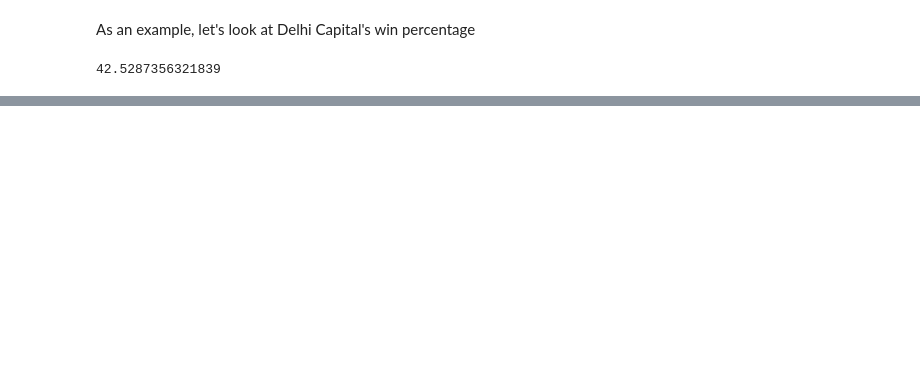
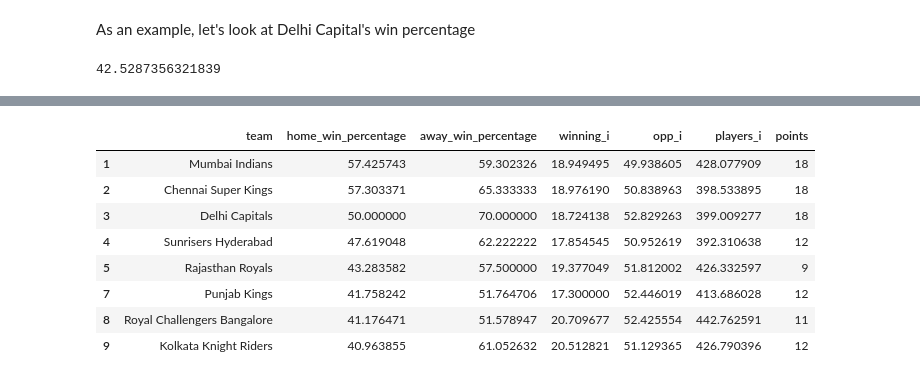
Before and after one commit to sjobalia1234/Practical-Data-Science-Tutorial, a Jupyter notebook: Practical Data Science Tutorial- Sanjana Jobalia.ipynb, the cells around one changed output, grey strips where cells are left out. Drawn from its saved outputs; the diff is of its cells as text; code cells hidden in the pictures; blank space fills up the shorter version.

```diff
--- a/Practical Data Science Tutorial- Sanjana Jobalia.ipynb
+++ b/Practical Data Science Tutorial- Sanjana Jobalia.ipynb
@@ -351,0 +482,9 @@ print(team_dict["Delhi Capitals"])
+# %%
+#Drop extinct teams
+for index, row in team_stats.iterrows():
+    if (row["team"] not in teamsList):
+        team_stats.drop(index, inplace = True)
+del team_stats["home_wins"]
+del team_stats["away_wins"]
+del team_stats["away_matches"]
+del team_stats["home_matches"]
@@ -351,0 +538,26 @@ print(team_dict["Delhi Capitals"])
+# %%
+points = {'Rajasthan Royals': 9,
+ 'Delhi Capitals': 18,
+ 'Kolkata Knight Riders': 12,
+ 'Royal Challengers Bangalore': 11,
+ 'Mumbai Indians': 18,
+ 'Sunrisers Hyderabad': 12,
+ 'Punjab Kings': 12,
+ 'Chennai Super Kings': 18}
+
+def get_points(row):
+    return points[row["team"]]
+
+team_stats["points"] = team_stats.apply (lambda row: get_points(row), axis=1)
+
+team_stats
+# %% [output]
+|  | team | home_win_percentage | away_win_percentage | winning_i | opp_i | players_i | points |
+| 1 | Mumbai Indians | 57.425743 | 59.302326 | 18.949495 | 49.938605 | 428.077909 | 18 |
+| 2 | Chennai Super Kings | 57.303371 | 65.333333 | 18.976190 | 50.838963 | 398.533895 | 18 |
+| 3 | Delhi Capitals | 50.000000 | 70.000000 | 18.724138 | 52.829263 | 399.009277 | 18 |
+| 4 | Sunrisers Hyderabad | 47.619048 | 62.222222 | 17.854545 | 50.952619 | 392.310638 | 12 |
+| 5 | Rajasthan Royals | 43.283582 | 57.500000 | 19.377049 | 51.812002 | 426.332597 | 9 |
+| 7 | Punjab Kings | 41.758242 | 51.764706 | 17.300000 | 52.446019 | 413.686028 | 12 |
+| 8 | Royal Challengers Bangalore | 41.176471 | 51.578947 | 20.709677 | 52.425554 | 442.762591 | 11 |
+| 9 | Kolkata Knight Riders | 40.963855 | 61.052632 | 20.512821 | 51.129365 | 426.790396 | 12 |
```
Also changed, not shown: parts of 57 cells of this notebook, 2 other files.
